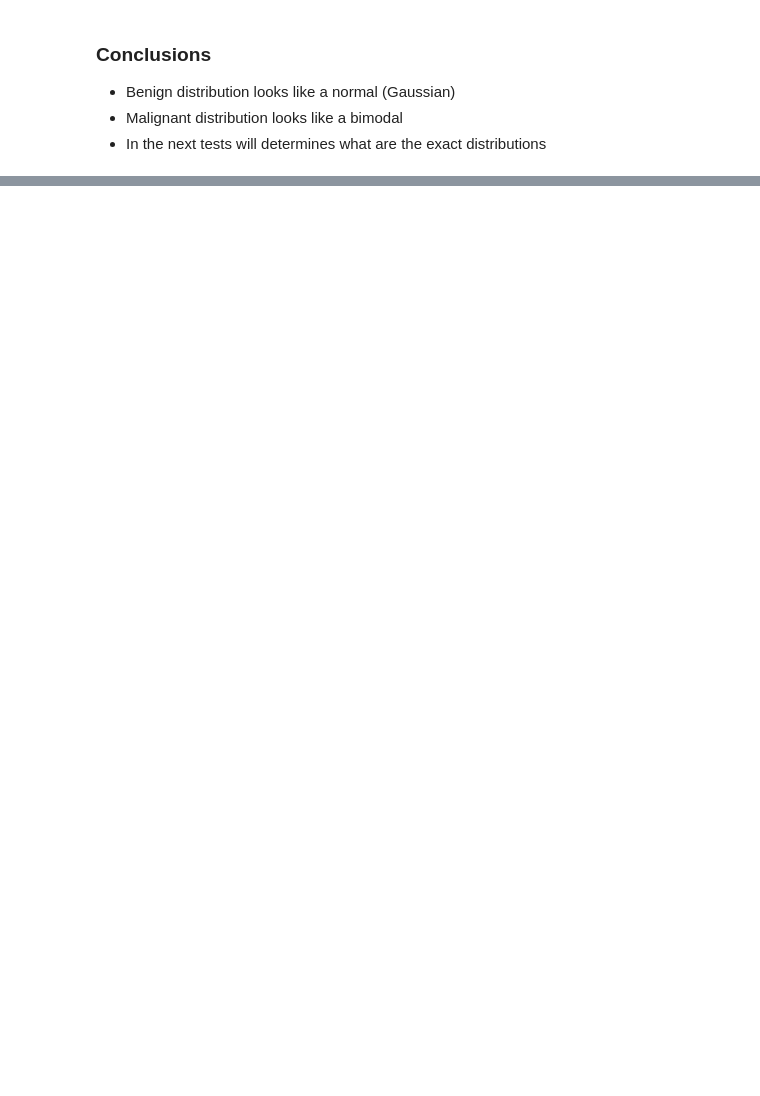
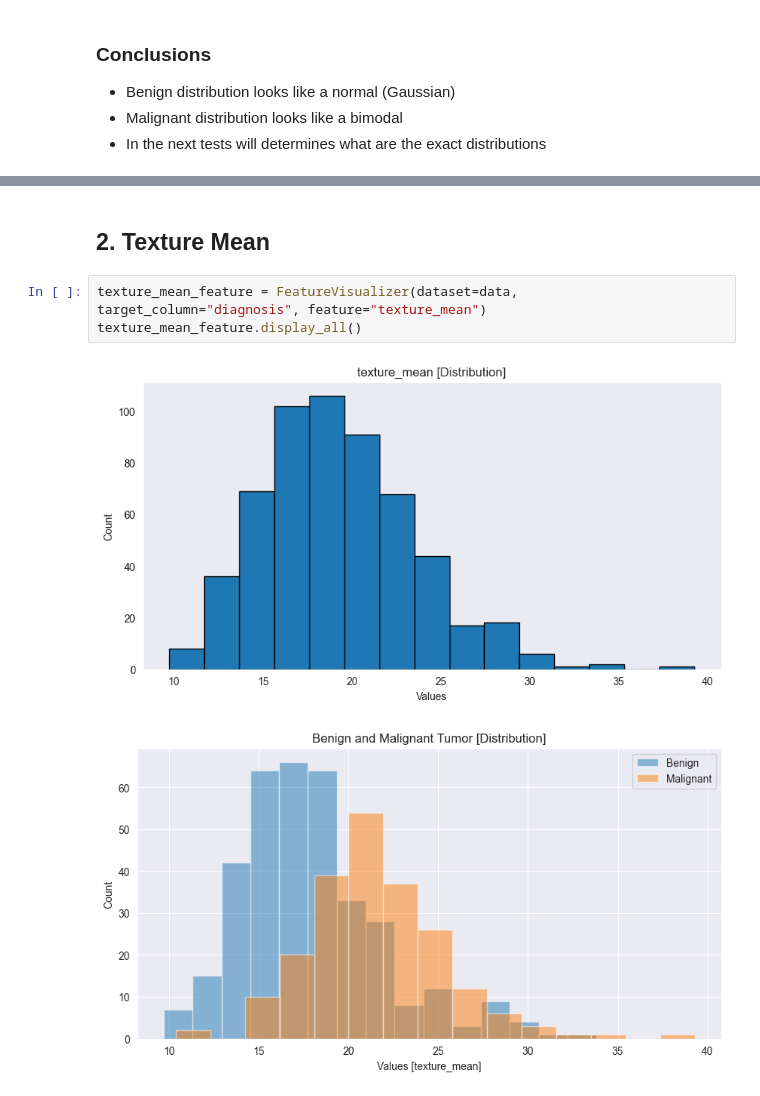
Before and after one commit to plamensve/BREAST_CANCER_ML, a Jupyter notebook: notebooks/02_eda_pdata.ipynb, the cells around one changed output, grey strips where cells are left out. Drawn from its saved outputs; the diff is of its cells as text; blank space fills up the shorter version.

```diff
--- a/notebooks/02_eda_pdata.ipynb
+++ b/notebooks/02_eda_pdata.ipynb
@@ -91,0 +76,8 @@ It's mean there is significant relationship between the groups.
+# %% [markdown]
+## 2. Texture Mean
+# %%
+texture_mean_feature = FeatureVisualizer(dataset=data, target_column="diagnosis", feature="texture_mean")
+texture_mean_feature.display_all()
+# %% [output]
+[figure, added]
+[figure, added]
```
Also changed, not shown: parts of 25 cells of this notebook, 8 other files.
